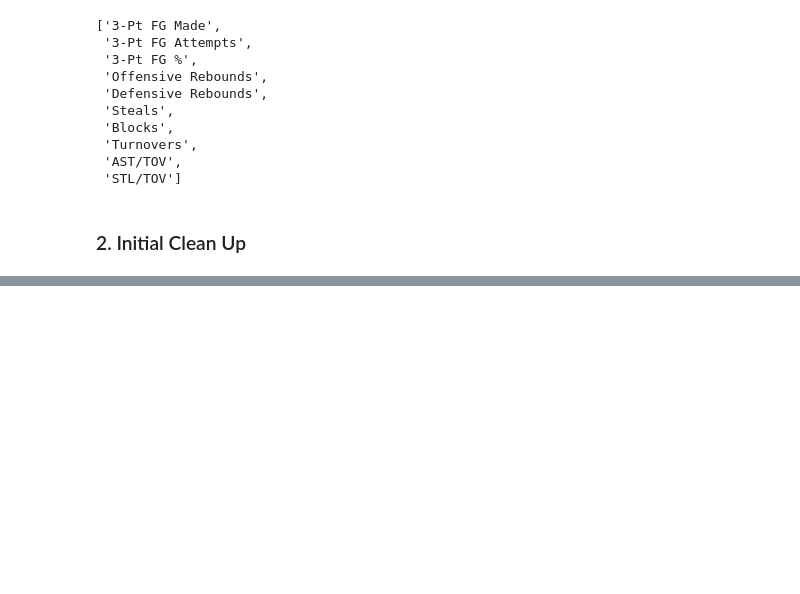
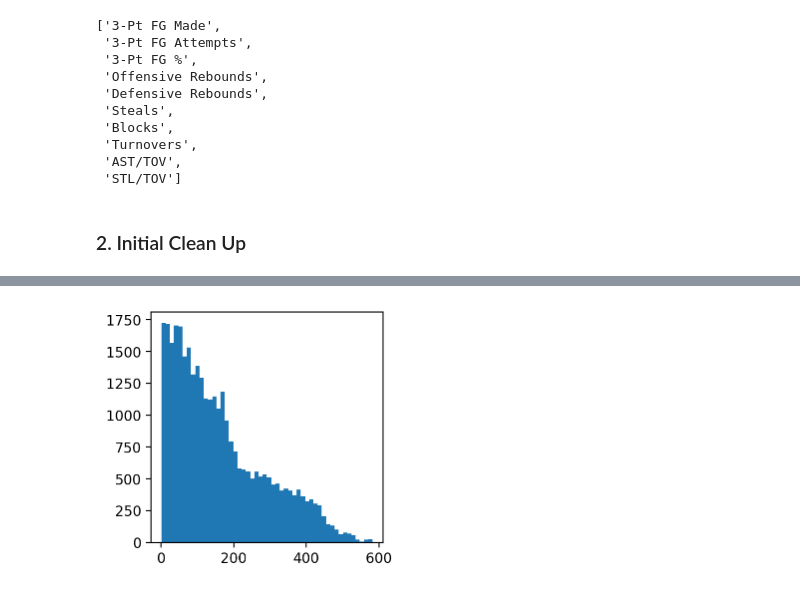
Before and after one commit to ryanoh999/NBA_EDA_Group_29, a Jupyter notebook: final_project_sam.ipynb, the cells around one changed output, grey strips where cells are left out. Cells and saved outputs as stored; diff of their text form; code cells hidden in the pictures; blank space fills up the shorter version.

```diff
--- a/final_project_sam.ipynb
+++ b/final_project_sam.ipynb
@@ -19,4 +22,4 @@ import matplotlib.pyplot as plt
 # %%
-nba = pd.read_excel('NBA_Stats_71_Years_Updated.xlsx')
+nba_raw = pd.read_excel('NBA_Data/NBA_Stats_71_Years.xlsx')
 # %%
 # Shape
@@ -170,0 +71,8 @@ _______________________
+# %%
+nba_raw['Player ID']= nba_raw['Player ID'].astype('category')
+nba_raw['Player'] = nba_raw['Player'].astype('category')
+nba_raw['Team ID'] = nba_raw['Team ID'].astype('category')
+nba_raw['Team']= nba_raw['Team'].astype('category')
+nba_raw['Season Type']= nba_raw['Season Type'].astype('category')
+# %%
+nba_raw.rename(columns = {'Efficency':'Efficiency'}, inplace = True)
@@ -170,0 +179,7 @@ _______________________
+# %%
+# Check Rank Distribution
+fig,ax=plt.subplots(figsize=(3,3))
+ax.hist(nba_raw['Rank'], bins=50)
+plt.show()
+# %% [output]
+[figure, added]
```
Also changed, not shown: parts of 48 cells of this notebook.
